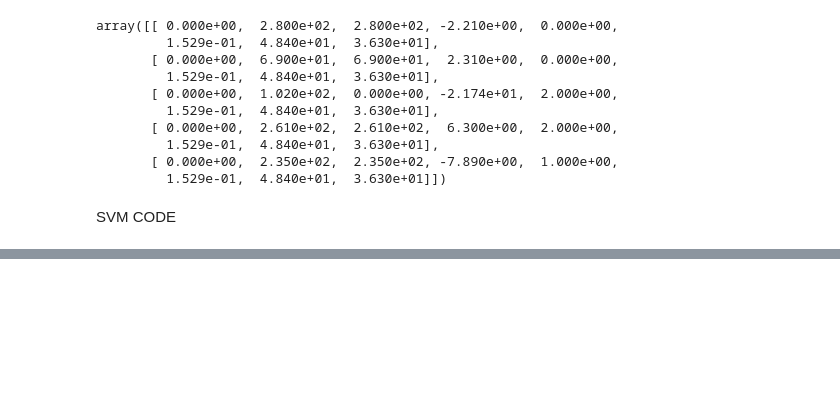
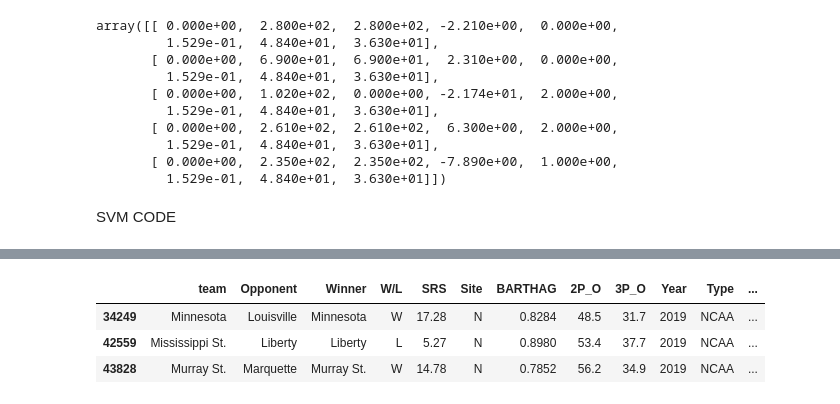
Before and after one commit to ktian9/svm-cs490, a Jupyter notebook: svm_notebook_v2.ipynb, the cells around one changed output, grey strips where cells are left out. Cells and saved outputs as stored; diff of their text form; code cells hidden in the pictures; blank space fills up the shorter version.

```diff
--- a/svm_notebook_v2.ipynb
+++ b/svm_notebook_v2.ipynb
@@ -299,6 +300,7 @@ for C in CS:
     svm_clf=SVC(C= C, gamma="auto", kernel="rbf")
     svm_clf.fit(X_train,Y_train)
     Y_pred=svm_clf.predict(X_test)
+    rbf_ypred = Y_pred
     print("Precision: ", precision_score(Y_test, Y_pred), " | Recall: ", recall_score(Y_test, Y_pred), " | Accuracy: ", accuracy_score(Y_test, Y_pred), " | F1 Score: ", f1_score(Y_test, Y_pred))
 # %% [output]
 ----------
@@ -326,0 +321,2 @@ C Value:  1
+# %%
+t = pd.DataFrame.from_dict({'pred': rbf_ypred, 'actual':Y_test.flatten()})
@@ -326,0 +357,4 @@ C Value:  1
+# %%
+check['pred'] = t['pred'].tolist()
+check['actual'] = t['actual'].tolist()
+# if 2, team column won, 1 is team column loss
@@ -326,0 +372,9 @@ C Value:  1
+# %%
+
+# We predict one team winning, but the other team actually won
+check[(check['actual'] != check['pred'])]
+# %% [output]
+|  | team | Opponent | Winner | W/L | SRS | Site | BARTHAG | 2P_O | 3P_O | Year | Type | ... |
+| 34249 | Minnesota | Louisville | Minnesota | W | 17.28 | N | 0.8284 | 48.5 | 31.7 | 2019 | NCAA | ... |
+| 42559 | Mississippi St. | Liberty | Liberty | L | 5.27 | N | 0.8980 | 53.4 | 37.7 | 2019 | NCAA | ... |
+| 43828 | Murray St. | Marquette | Murray St. | W | 14.78 | N | 0.7852 | 56.2 | 34.9 | 2019 | NCAA | ... |
```
Also changed, not shown: parts of 12 cells of this notebook.
